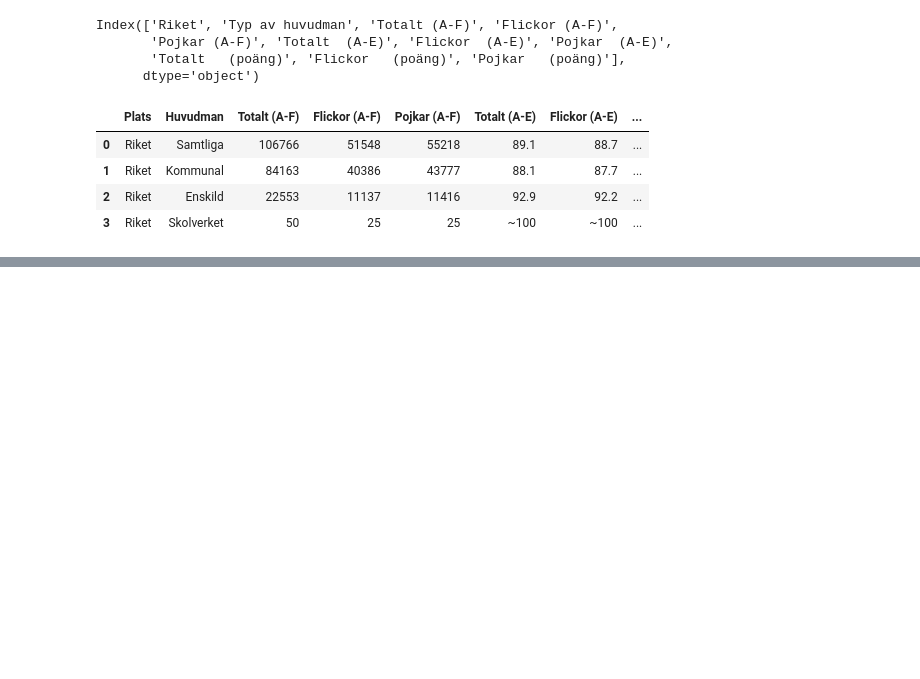
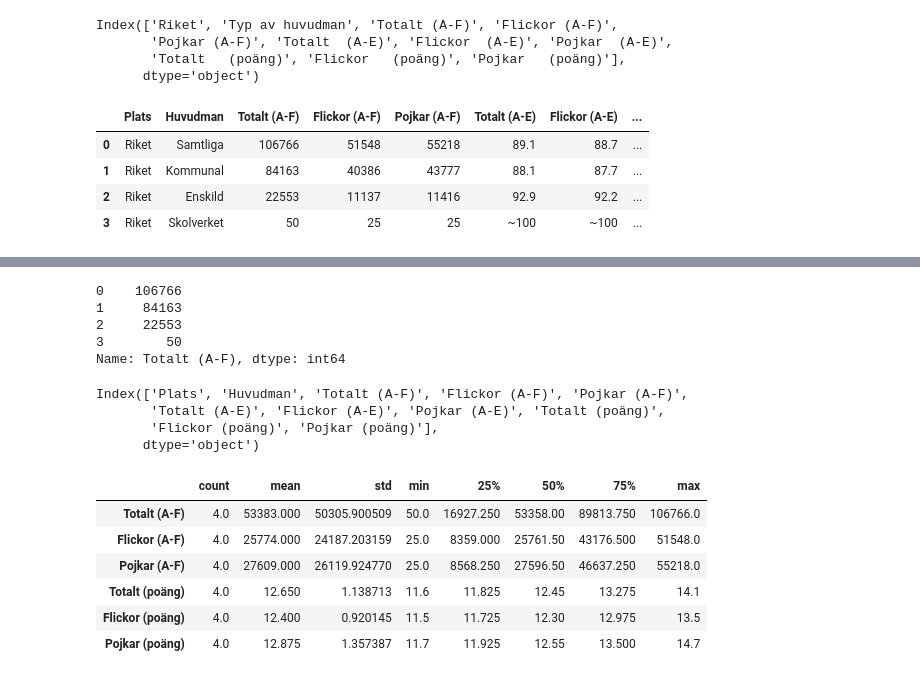
Before and after one commit to kokchun/data-platforms-kokchun-giang-de24, a Jupyter notebook: exercises/exercise_1.ipynb, the cells around one changed output, grey strips where cells are left out. Saved outputs shown, nothing was run; the diff lists cells and outputs as text; code cells hidden in the pictures; blank space fills up the shorter version.

```diff
--- a/exercises/exercise_1.ipynb
+++ b/exercises/exercise_1.ipynb
@@ -78,0 +110,25 @@ df_dict_cleaned["Matematik"]
+# %%
+df_dict_cleaned["Matematik"]["Totalt (A-F)"]
+# %% [output]
+0    106766
+1     84163
+2     22553
+3        50
+Name: Totalt (A-F), dtype: int64
+# %%
+df_dict_cleaned["Matematik"].columns
+# %% [output]
+Index(['Plats', 'Huvudman', 'Totalt (A-F)', 'Flickor (A-F)', 'Pojkar (A-F)',
+       'Totalt (A-E)', 'Flickor (A-E)', 'Pojkar (A-E)', 'Totalt (poäng)',
+       'Flickor (poäng)', 'Pojkar (poäng)'],
+      dtype='object')
+# %%
+df_dict_cleaned["Matematik"].describe().transpose()
+# %% [output]
+|  | count | mean | std | min | 25% | 50% | 75% | max |
+| Totalt (A-F) | 4.0 | 53383.000 | 50305.900509 | 50.0 | 16927.250 | 53358.00 | 89813.750 | 106766.0 |
+| Flickor (A-F) | 4.0 | 25774.000 | 24187.203159 | 25.0 | 8359.000 | 25761.50 | 43176.500 | 51548.0 |
+| Pojkar (A-F) | 4.0 | 27609.000 | 26119.924770 | 25.0 | 8568.250 | 27596.50 | 46637.250 | 55218.0 |
+| Totalt (poäng) | 4.0 | 12.650 | 1.138713 | 11.6 | 11.825 | 12.45 | 13.275 | 14.1 |
+| Flickor (poäng) | 4.0 | 12.400 | 0.920145 | 11.5 | 11.725 | 12.30 | 12.975 | 13.5 |
+| Pojkar (poäng) | 4.0 | 12.875 | 1.357387 | 11.7 | 11.925 | 12.55 | 13.500 | 14.7 |
```
Also changed, not shown: parts of 13 cells of this notebook.
